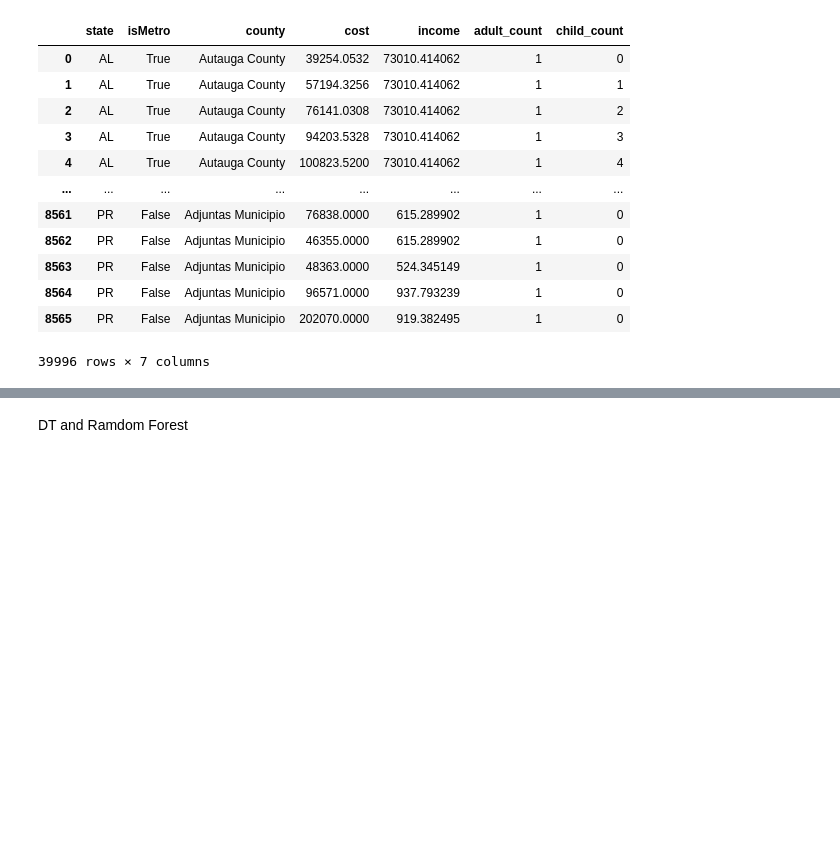
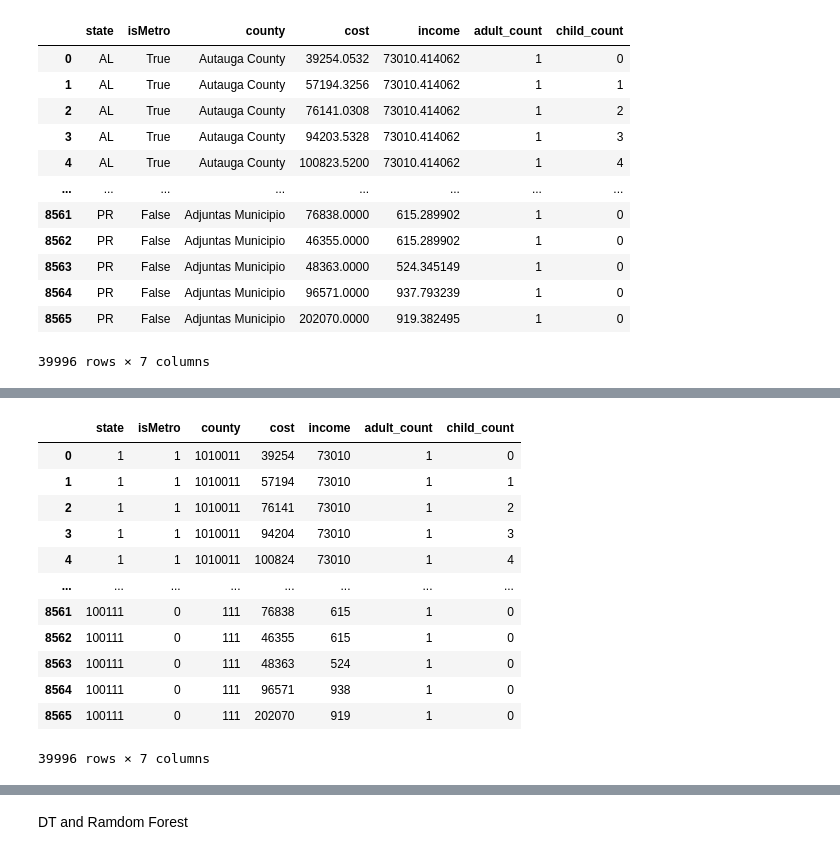
Before and after one commit to riasat-mahbub/ML_Final_Project, a Jupyter notebook: Untitled14.ipynb, the cells around one changed output, grey strips where cells are left out. Cells and saved outputs as stored; diff of their text form; code cells hidden in the pictures; blank space fills up the shorter version.

```diff
--- a/Untitled14.ipynb
+++ b/Untitled14.ipynb
@@ -372,3 +367,23 @@ df
+# %%
+df['cost'] = round(df['cost'])
+df['income'] = round(df['income'])
+df['cost'] = df['cost'].astype(int)
+df['income'] = df['income'].astype(int)
+df
+# %% [output]
+|  | state | isMetro | county | cost | income | adult_count | child_count |
+| 0 | 1 | 1 | 1010011 | 39254 | 73010 | 1 | 0 |
+| 1 | 1 | 1 | 1010011 | 57194 | 73010 | 1 | 1 |
+| 2 | 1 | 1 | 1010011 | 76141 | 73010 | 1 | 2 |
+| 3 | 1 | 1 | 1010011 | 94204 | 73010 | 1 | 3 |
+| 4 | 1 | 1 | 1010011 | 100824 | 73010 | 1 | 4 |
+| ... | ... | ... | ... | ... | ... | ... | ... |
+| 8561 | 100111 | 0 | 111 | 76838 | 615 | 1 | 0 |
+| 8562 | 100111 | 0 | 111 | 46355 | 615 | 1 | 0 |
+| 8563 | 100111 | 0 | 111 | 48363 | 524 | 1 | 0 |
+| 8564 | 100111 | 0 | 111 | 96571 | 938 | 1 | 0 |
+| 8565 | 100111 | 0 | 111 | 202070 | 919 | 1 | 0 |
+39996 rows × 7 columns
 # %%
 df['state'] = df['state'].astype(int)
 df['county'] = df['county'].astype(int)
```
Also changed, not shown: parts of 28 cells of this notebook.
